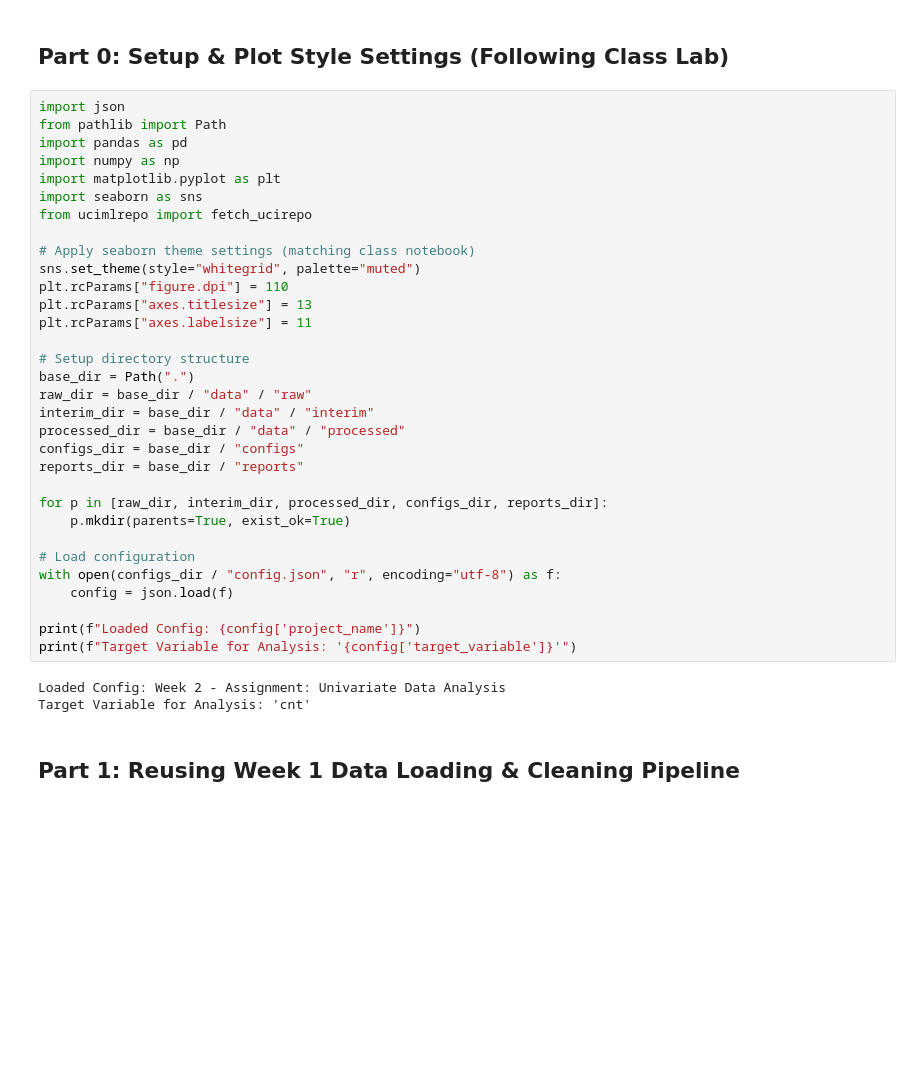
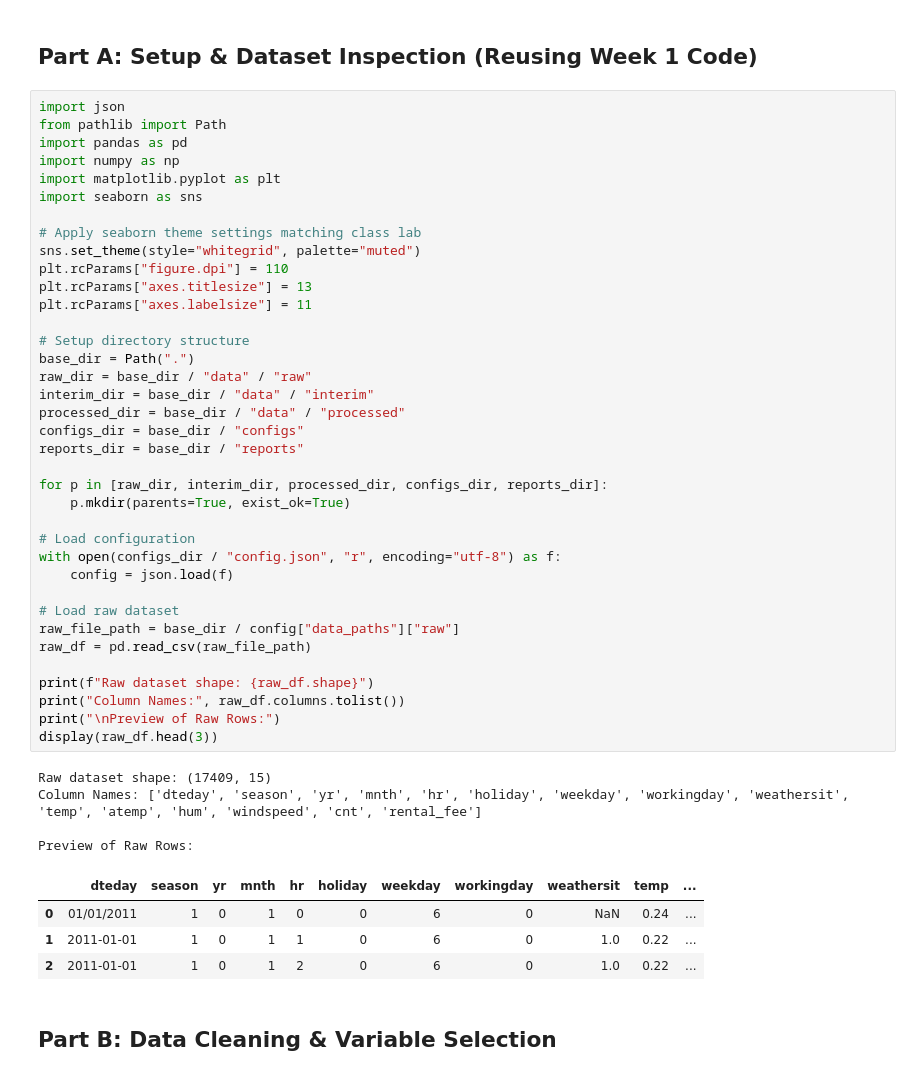
Before and after one commit to chaninjung/week2-univariate-data-analysis, a Jupyter notebook: Week2_UnivariateAnalysis_ChaninJung.ipynb, the cells around one changed output. Cells and saved outputs as stored; diff of their text form; blank space fills up the shorter version.

```diff
--- a/Week2_UnivariateAnalysis_ChaninJung.ipynb
+++ b/Week2_UnivariateAnalysis_ChaninJung.ipynb
@@ -16,40 +16,51 @@
-# %% [markdown]
-## Part 0: Setup & Plot Style Settings (Following Class Lab)
+# %% [markdown]
+## Part A: Setup & Dataset Inspection (Reusing Week 1 Code)
 # %%
 import json
 from pathlib import Path
 import pandas as pd
 import numpy as np
 import matplotlib.pyplot as plt
 import seaborn as sns
-from ucimlrepo import fetch_ucirepo
 
-# Apply seaborn theme settings (matching class notebook)
+# Apply seaborn theme settings matching class lab
 sns.set_theme(style="whitegrid", palette="muted")
 plt.rcParams["figure.dpi"] = 110
 plt.rcParams["axes.titlesize"] = 13
 plt.rcParams["axes.labelsize"] = 11
 
 # Setup directory structure
 base_dir = Path(".")
 raw_dir = base_dir / "data" / "raw"
 interim_dir = base_dir / "data" / "interim"
 processed_dir = base_dir / "data" / "processed"
 configs_dir = base_dir / "configs"
 reports_dir = base_dir / "reports"
 
 for p in [raw_dir, interim_dir, processed_dir, configs_dir, reports_dir]:
     p.mkdir(parents=True, exist_ok=True)
 
 # Load configuration
 with open(configs_dir / "config.json", "r", encoding="utf-8") as f:
     config = json.load(f)
 
-print(f"Loaded Config: {config['project_name']}")
-print(f"Target Variable for Analysis: '{config['target_variable']}'")
+# Load raw dataset
+raw_file_path = base_dir / config["data_paths"]["raw"]
+raw_df = pd.read_csv(raw_file_path)
+
+print(f"Raw dataset shape: {raw_df.shape}")
+print("Column Names:", raw_df.columns.tolist())
+print("\nPreview of Raw Rows:")
+display(raw_df.head(3))
 # %% [output]
-Loaded Config: Week 2 - Assignment: Univariate Data Analysis
-Target Variable for Analysis: 'cnt'
+Raw dataset shape: (17409, 15)
+Column Names: ['dteday', 'season', 'yr', 'mnth', 'hr', 'holiday', 'weekday', 'workingday', 'weathersit', 'temp', 'atemp', 'hum', 'windspeed', 'cnt', 'rental_fee']
+
+Preview of Raw Rows:
+|  | dteday | season | yr | mnth | hr | holiday | weekday | workingday | weathersit | temp | ... |
+| 0 | 01/01/2011 | 1 | 0 | 1 | 0 | 0 | 6 | 0 | NaN | 0.24 | ... |
+| 1 | 2011-01-01 | 1 | 0 | 1 | 1 | 0 | 6 | 0 | 1.0 | 0.22 | ... |
+| 2 | 2011-01-01 | 1 | 0 | 1 | 2 | 0 | 6 | 0 | 1.0 | 0.22 | ... |
 # %% [markdown]
-## Part 1: Reusing Week 1 Data Loading & Cleaning Pipeline
+## Part B: Data Cleaning & Variable Selection
 # %%
```
Also changed, not shown: parts of 12 cells of this notebook, 1 other file.
